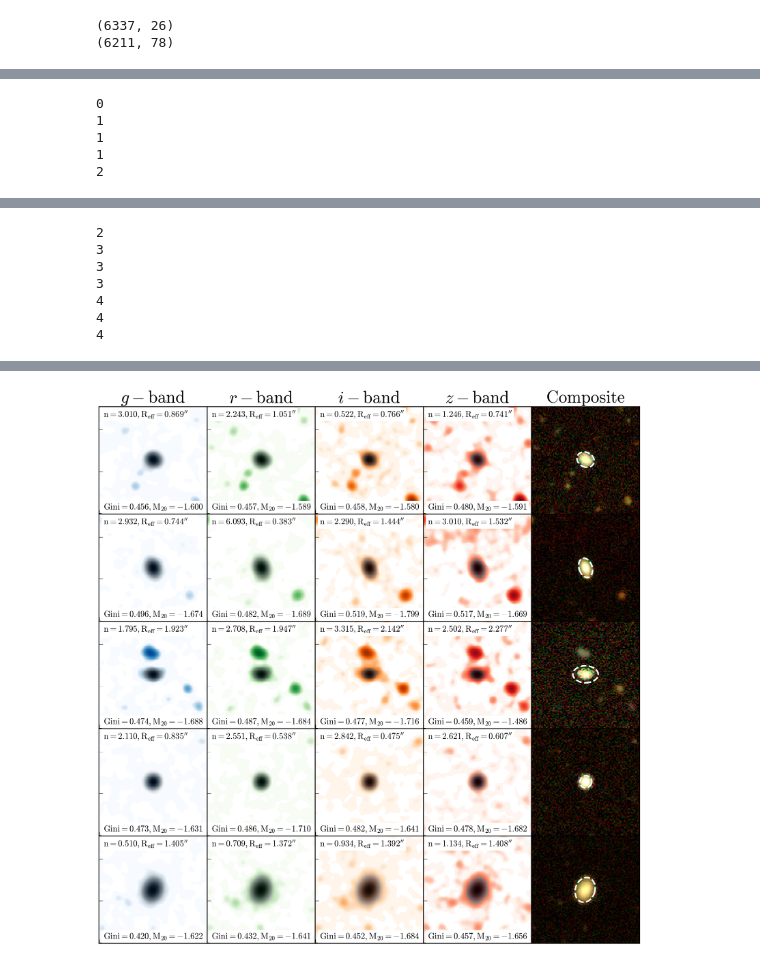
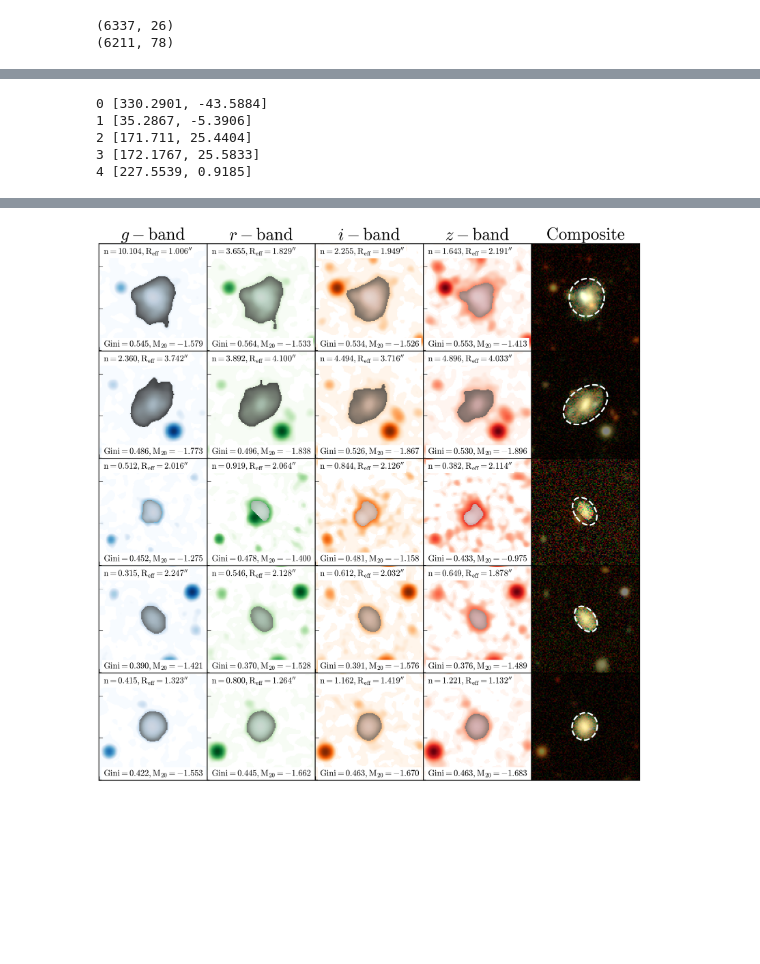
Before and after one commit to joy-228/morphy, a Jupyter notebook: cutout_show.ipynb, the cells around one changed output, grey strips where cells are left out. Saved outputs shown, nothing was run; the diff lists cells and outputs as text; code cells hidden in the pictures; blank space fills up the shorter version.

```diff
--- a/cutout_show.ipynb
+++ b/cutout_show.ipynb
@@ -89,14 +93,19 @@ def band_segmap(img_dat, img_rms, psf_mod, wc, flags):
 model_psf = psf_grid(d_psf=8, fwhm=3)  # Generic PSF for source finding
 fig,ax=plt.subplots(5,5,figsize=(25,25),sharex=True,sharey=True)
 
+pos_chos = [[330.2901, -43.5884],[35.2867,-5.3906]]
+
 sources['ra'],sources['dec'] = sources['ra'].round(4),sources['dec'].round(4)
 dfac = 0.262
 n=0
 while n<5:
-        print(n)
-        filename = cutout_list[npr.choice(len(cutout_list))]
-        pos = [float(p) for p in re.findall(r"[-+]?(?:\d*\.*\d+)", filename)]
+        if n>1:
+            filename = cutout_list[npr.choice(len(cutout_list))]
+            pos = [float(p) for p in re.findall(r"[-+]?(?:\d*\.*\d+)", filename)]
+        else: pos = pos_chos[n]
+
         data = fits.open('cutouts/cutout_{:.4f}_{:.4f}.fits'.format(pos[0], pos[1]))
+        print(n,pos)
 
         sourc_ind = int(sources.loc[(sources['ra'] == pos[0])&(sources['dec'] == pos[1]),'ind'].item())
         #sourc_zsp = sources.loc[(sources['ra'] == pos[0])&(sources['dec'] == pos[1]),'zspec'].item()
@@ -141,7 +150,7 @@ while n<5:
 
             #img_copy = img_data[j].copy()
             for k in range(3): np.putmask(convolved_img, ~(segmaps_lo[j].astype('bool')), 0)
-            ax[n,j].imshow(convolved_img, interpolation='nearest', cmap=mcm.Greys, origin='lower',norm=norm,alpha=0.8,aspect='auto')
+            ax[n,j].imshow(convolved_img, interpolation='nearest', cmap=mcm.Greys_r, origin='lower',norm=norm,alpha=0.8,aspect='auto')
             ax[n,j].text(5, 5,r'$Gini={:.3f},M_{{20}}={:.3f}$'.format(smorph_row['gini_'+key].values[0],smorph_row['m20_'+key].values[0]) ,fontsize=22,bbox=dict(facecolor='white', alpha=1.0, edgecolor='none', pad=5))
             ax[n,j].text(5,115,r'$n={:.3f},R_{{\rm eff}}={:.3f}^{{\prime \prime}}$'.format(smorph_row['n_'+key].values[0],smorph_row['rhalf_'+key].values[0]*dfac) ,fontsize=22,bbox=dict(facecolor='white', alpha=1.0, edgecolor='none', pad=5))
 
@@ -175,8 +184,8 @@ plt.subplots_adjust(wspace=0,hspace=0)
 plt.savefig('SAGAmorph_4column.pdf',bbox_inches='tight')
 plt.show()
 # %% [output]
-0
-1
-1
-1
-2
+0 [330.2901, -43.5884]
+1 [35.2867, -5.3906]
+2 [171.711, 25.4404]
+3 [172.1767, 25.5833]
+4 [227.5539, 0.9185]
@@ -185,7 +191,0 @@ WARNING: NoDetectionsWarning: No sources were found. [photutils.segmentation.det
-2
-3
-3
-3
-4
-4
-4
@@ -194 +192 @@ WARNING: NoDetectionsWarning: No sources were found. [photutils.segmentation.det
-[figure, old version]
+[figure, new version]
```
Also changed, not shown: parts of 5 cells of this notebook, 6 other files.
